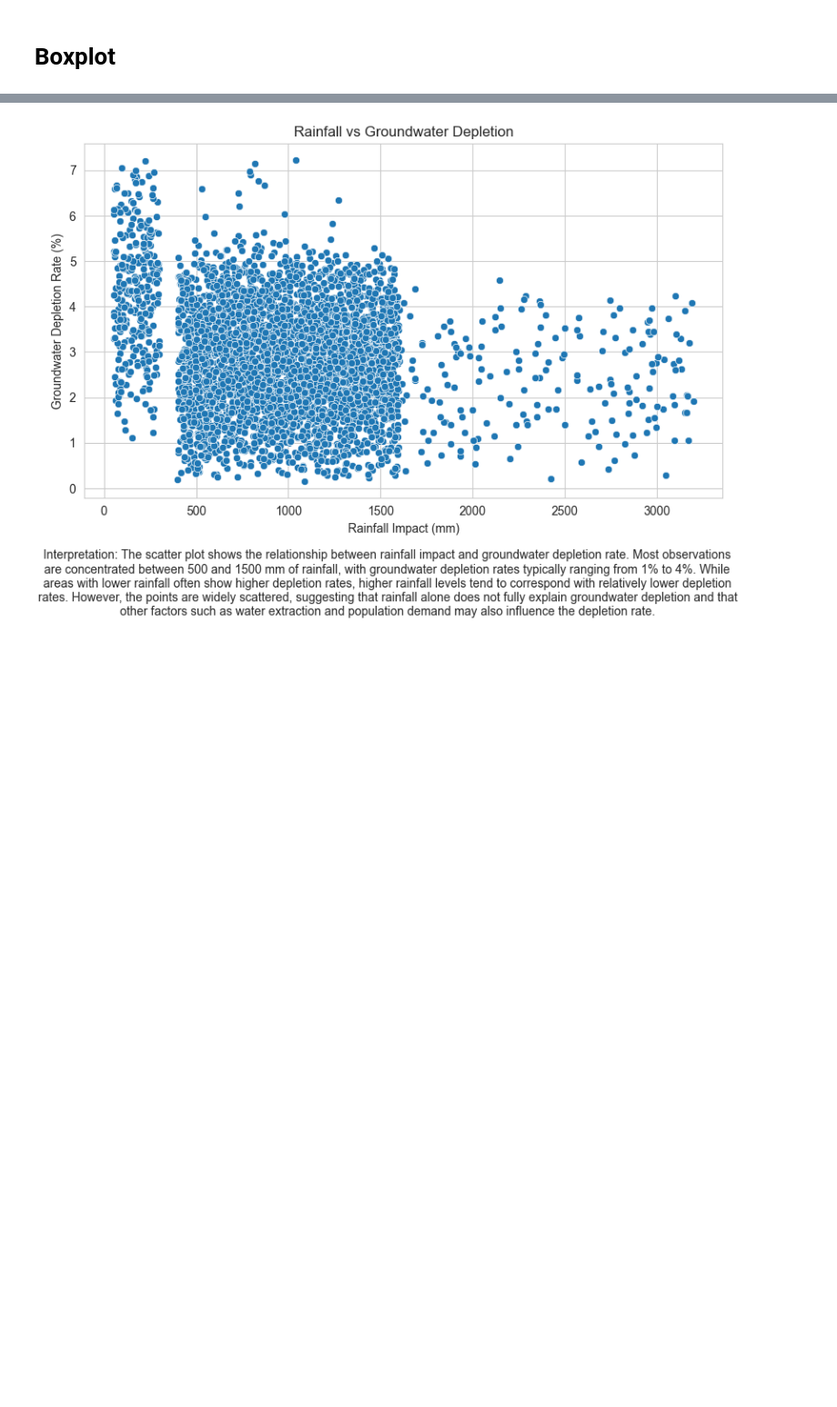
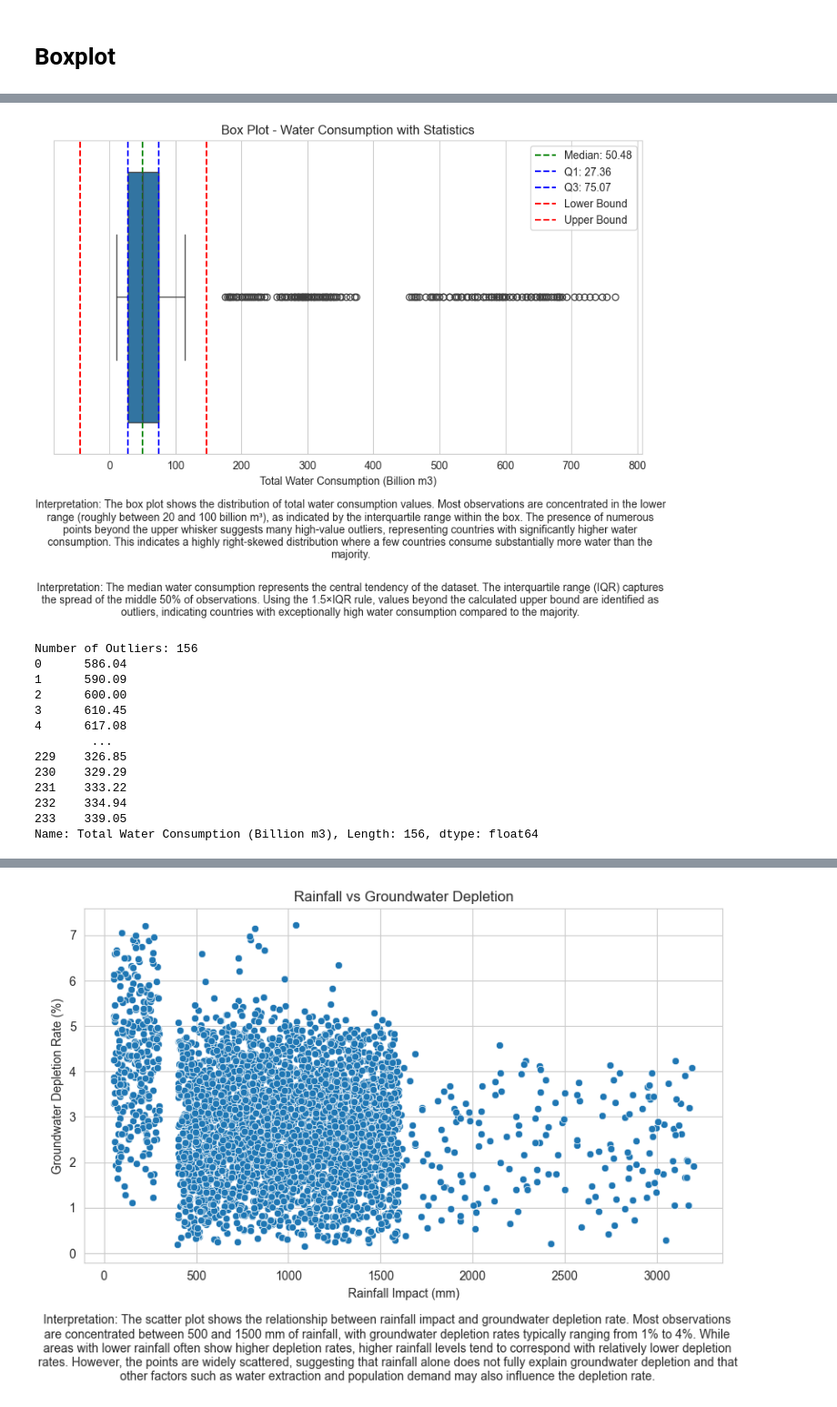
Before and after one commit to bhimateli/pythonEDA, a Jupyter notebook: EDA_Project_Bhimshankar_Teli.ipynb, the cells around one changed output, grey strips where cells are left out. Shown at 91% size. Cells and saved outputs as stored; diff of their text form; code cells hidden in the pictures; blank space fills up the shorter version.

```diff
--- a/EDA_Project_Bhimshankar_Teli.ipynb
+++ b/EDA_Project_Bhimshankar_Teli.ipynb
@@ -425 +426,64 @@ plt.show()
+# %%
+import matplotlib.pyplot as plt
+import seaborn as sns
+
+data = df['Total Water Consumption (Billion m3)']
+
+plt.figure(figsize=(8,5))
+
+sns.boxplot(x=data)
+
+plt.axvline(Median, color='green', linestyle='--', label=f'Median: {Median:.2f}')
+plt.axvline(Q1, color='blue', linestyle='--', label=f'Q1: {Q1:.2f}')
+plt.axvline(Q3, color='blue', linestyle='--', label=f'Q3: {Q3:.2f}')
+plt.axvline(lower_bound, color='red', linestyle='--', label='Lower Bound')
+plt.axvline(upper_bound, color='red', linestyle='--', label='Upper Bound')
+
+plt.title("Box Plot - Water Consumption with Statistics")
+plt.xlabel("Total Water Consumption (Billion m3)")
+plt.legend()
+
+plt.figtext(
+    0.5, -0.15,
+    "Interpretation: The box plot shows the distribution of total water consumption values. "
+    "Most observations are concentrated in the lower range (roughly between 20 and 100 billion m³), "
+    "as indicated by the interquartile range within the box. The presence of numerous points beyond "
+    "the upper whisker suggests many high-value outliers, representing countries with significantly "
+    "higher water consumption. This indicates a highly right-skewed distribution where a few countries "
+    "consume substantially more water than the majority.",
+    wrap=True,
+    horizontalalignment='center',
+    fontsize=10
+)
+plt.figtext(
+    0.5, -0.30,
+    "Interpretation: The median water consumption represents the central tendency of the dataset. "
+    "The interquartile range (IQR) captures the spread of the middle 50% of observations. "
+    "Using the 1.5×IQR rule, values beyond the calculated upper bound are identified as outliers, "
+    "indicating countries with exceptionally high water consumption compared to the majority.",
+    wrap=True,
+    horizontalalignment='center',
+    fontsize=10
+)
+plt.tight_layout()
+plt.show()
+outliers = data[(data < lower_bound) | (data > upper_bound)]
+
+print("Number of Outliers:", len(outliers))
+print(outliers)
+# %% [output]
+[figure, added]
+Number of Outliers: 156
+0      586.04
+1      590.09
+2      600.00
+3      610.45
+4      617.08
+        ...
+229    326.85
+230    329.29
+231    333.22
+232    334.94
+233    339.05
+Name: Total Water Consumption (Billion m3), Length: 156, dtype: float64
 # %%
```
Also changed, not shown: parts of 13 cells of this notebook, 1 other file.
